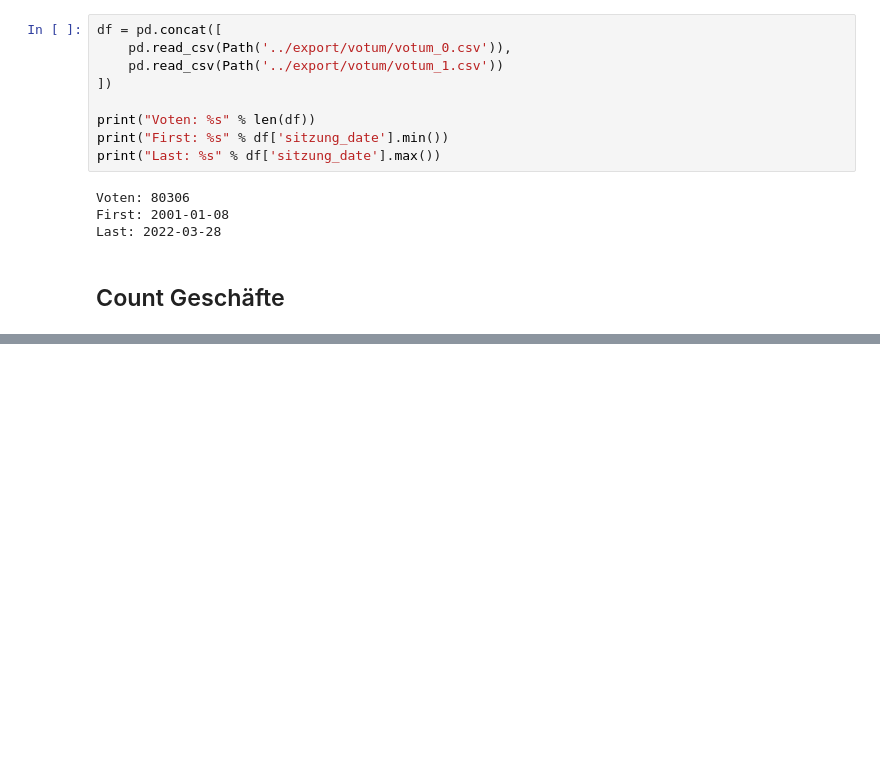
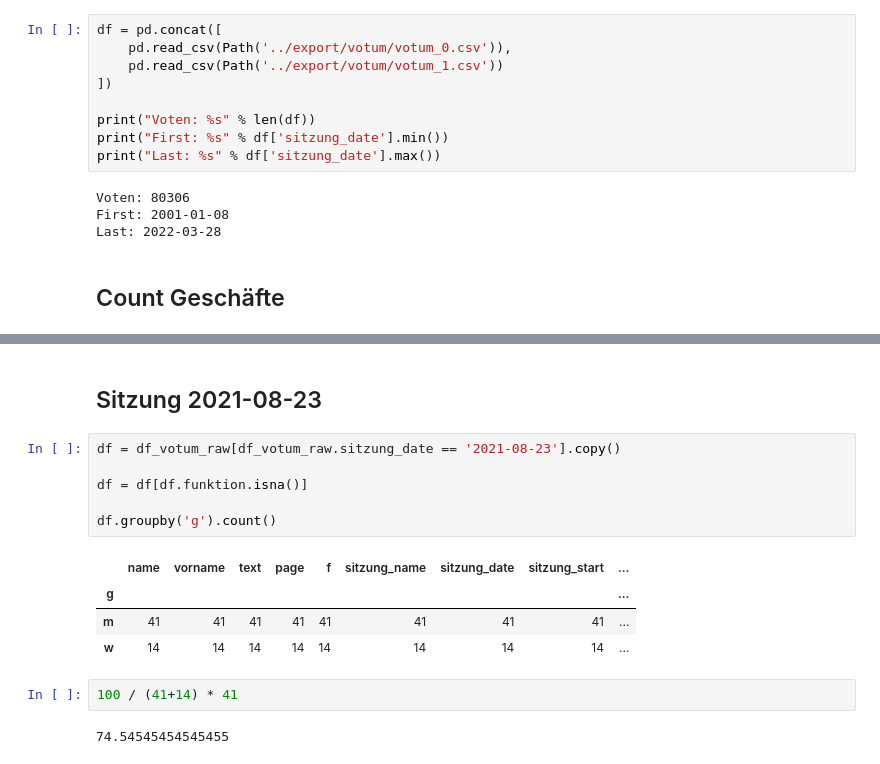
Before and after one commit to simonhuwiler/nzz_zh_kantonsrat, a Jupyter notebook: src/99_figures.ipynb, the cells around one changed output, grey strips where cells are left out. Saved outputs shown, nothing was run; the diff lists cells and outputs as text; blank space fills up the shorter version.

```diff
--- a/src/99_figures.ipynb
+++ b/src/99_figures.ipynb
@@ -63,0 +92,17 @@ df.head()
+# %% [markdown]
+## Sitzung 2021-08-23
+# %%
+df = df_votum_raw[df_votum_raw.sitzung_date == '2021-08-23'].copy()
+
+df = df[df.funktion.isna()]
+
+df.groupby('g').count()
+# %% [output]
+|  | name | vorname | text | page | f | sitzung_name | sitzung_date | sitzung_start | ... |
+| g |  |  |  |  |  |  |  |  | ... |
+| m | 41 | 41 | 41 | 41 | 41 | 41 | 41 | 41 | ... |
+| w | 14 | 14 | 14 | 14 | 14 | 14 | 14 | 14 | ... |
+# %%
+100 / (41+14) * 41
+# %% [output]
+74.54545454545455
```
Also changed, not shown: parts of 6 cells of this notebook, 6 other files.
